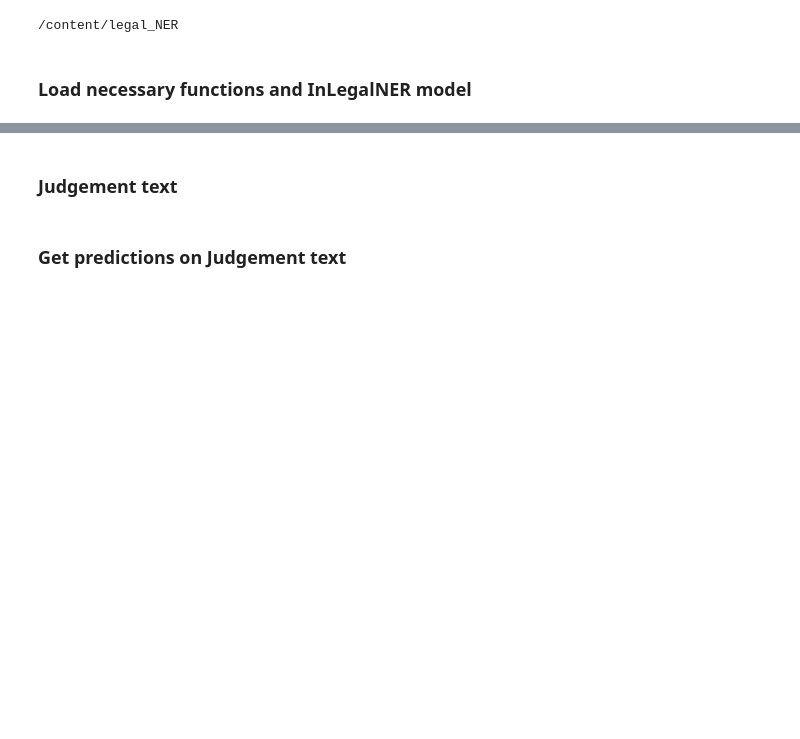
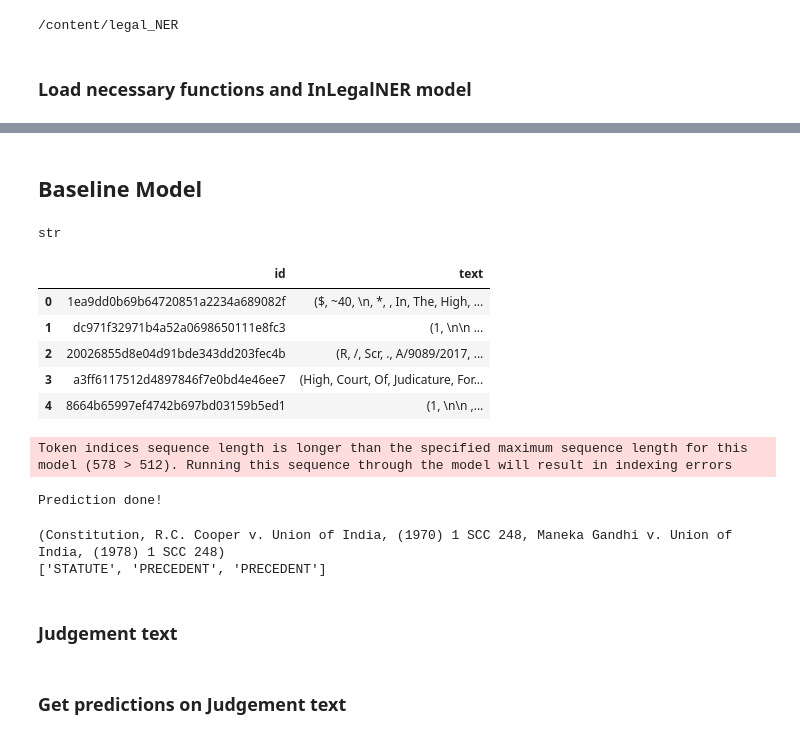
Before and after one commit to tyagirashi/Legal_NER, a Jupyter notebook: NERRUS.ipynb, the cells around one changed output, grey strips where cells are left out. Drawn from its saved outputs; the diff is of its cells as text; code cells hidden in the pictures; blank space fills up the shorter version.

```diff
--- a/NERRUS.ipynb
+++ b/NERRUS.ipynb
@@ -142,3 +116,48 @@ df_train_preamble.head(5)
+# %% [markdown]
+## Baseline Model
+# %%
+type(train_preamble_data[0]["data"]["text"])
+# %% [output]
+str
+# %%
+from utils import get_spacy_texts_from_json, predict_baseline
+
+# Get all texts from dev data
+dev_judgement_texts = get_spacy_texts_from_json(dev_judgement_data, preamble_spiltting_nlp)
+dev_preamble_texts = get_spacy_texts_from_json(dev_preamble_data, preamble_spiltting_nlp)
+
+dev_preamble_texts.head(5)
+# %% [output]
+|  | id | text |
+| 0 | 1ea9dd0b69b64720851a2234a689082f | ($, ~40, \n, *, , In, The, High, ... |
+| 1 | dc971f32971b4a52a0698650111e8fc3 | (1, \n\n ... |
+| 2 | 20026855d8e04d91bde343dd203fec4b | (R, /, Scr, ., A/9089/2017, ... |
+| 3 | a3ff6117512d4897846f7e0bd4e46ee7 | (High, Court, Of, Judicature, For... |
+| 4 | 8664b65997ef4742b697bd03159b5ed1 | (1, \n\n ,... |
+# %%
+run_type = 'sent'
+do_postprocessing = False
+
+# predict dev judgement texts
+dev_judgement_preds = predict_baseline(dev_judgement_texts.loc[:, 'text'], legal_nlp, run_type, do_postprocessing)
+
+# predict dev preamble texts
+dev_preamble_preds = predict_baseline(dev_preamble_texts.loc[:, 'text'], legal_nlp, run_type, do_postprocessing)
+
+# dev_judgement_preds[0].ents
+
+print("Prediction done!")
+# %% [output]
+Token indices sequence length is longer than the specified maximum sequence length for this model (578 > 512). Running this sequence through the model will result in indexing errors
+Prediction done!
+# %%
+# print(dev_judgement_preds[0].to_json())
+print(dev_judgement_preds[0].ents)
+extracted_ent_labels = [i.label_ for i in dev_judgement_preds[0].ents]
+print(extracted_ent_labels)
+# %% [output]
+(Constitution, R.C. Cooper v. Union of India, (1970) 1 SCC 248, Maneka Gandhi v. Union of India, (1978) 1 SCC 248)
+['STATUTE', 'PRECEDENT', 'PRECEDENT']
 # %% [markdown]
 ### Judgement text
 # %%
```
Also changed, not shown: parts of 5 cells of this notebook, 2 other files.
